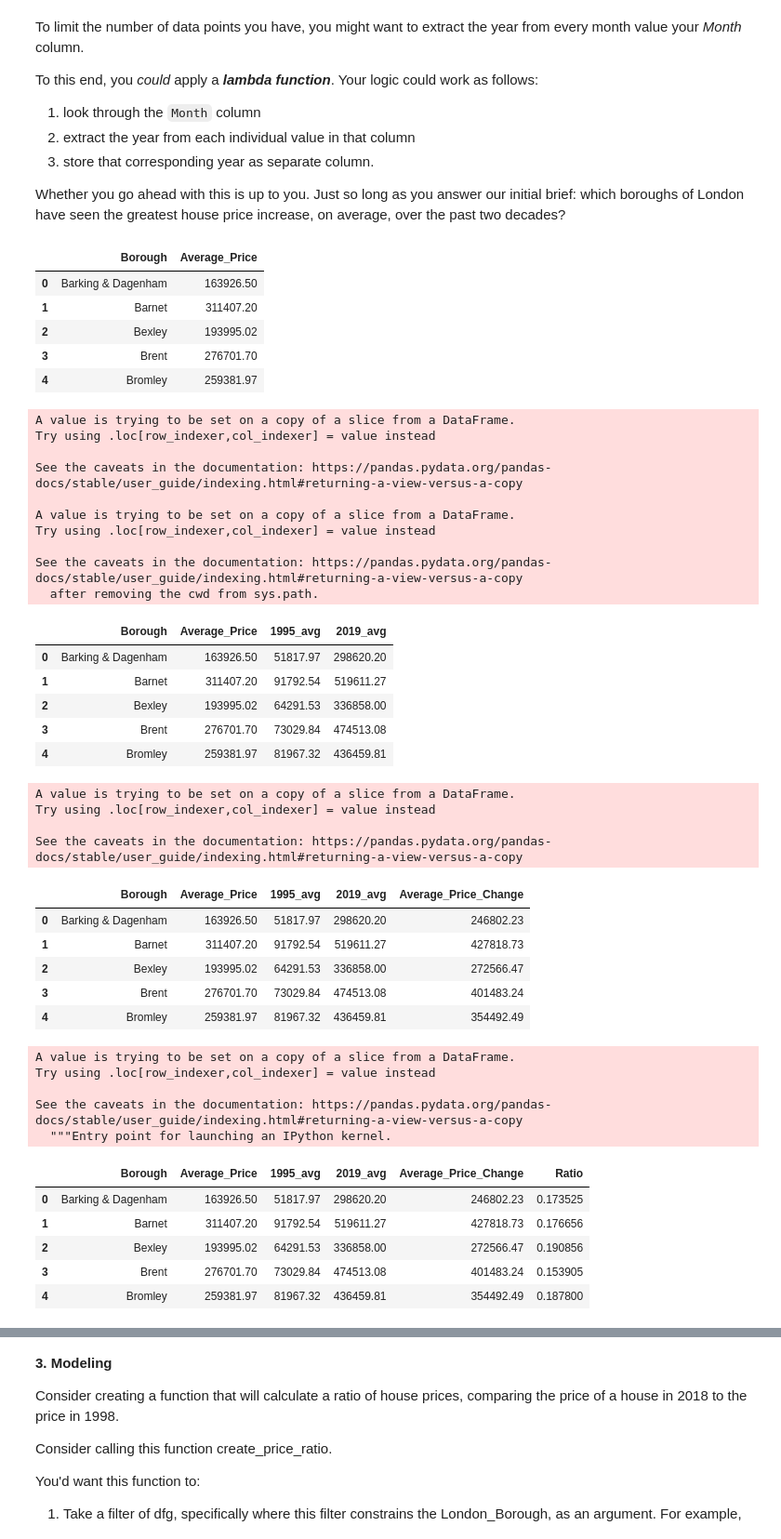
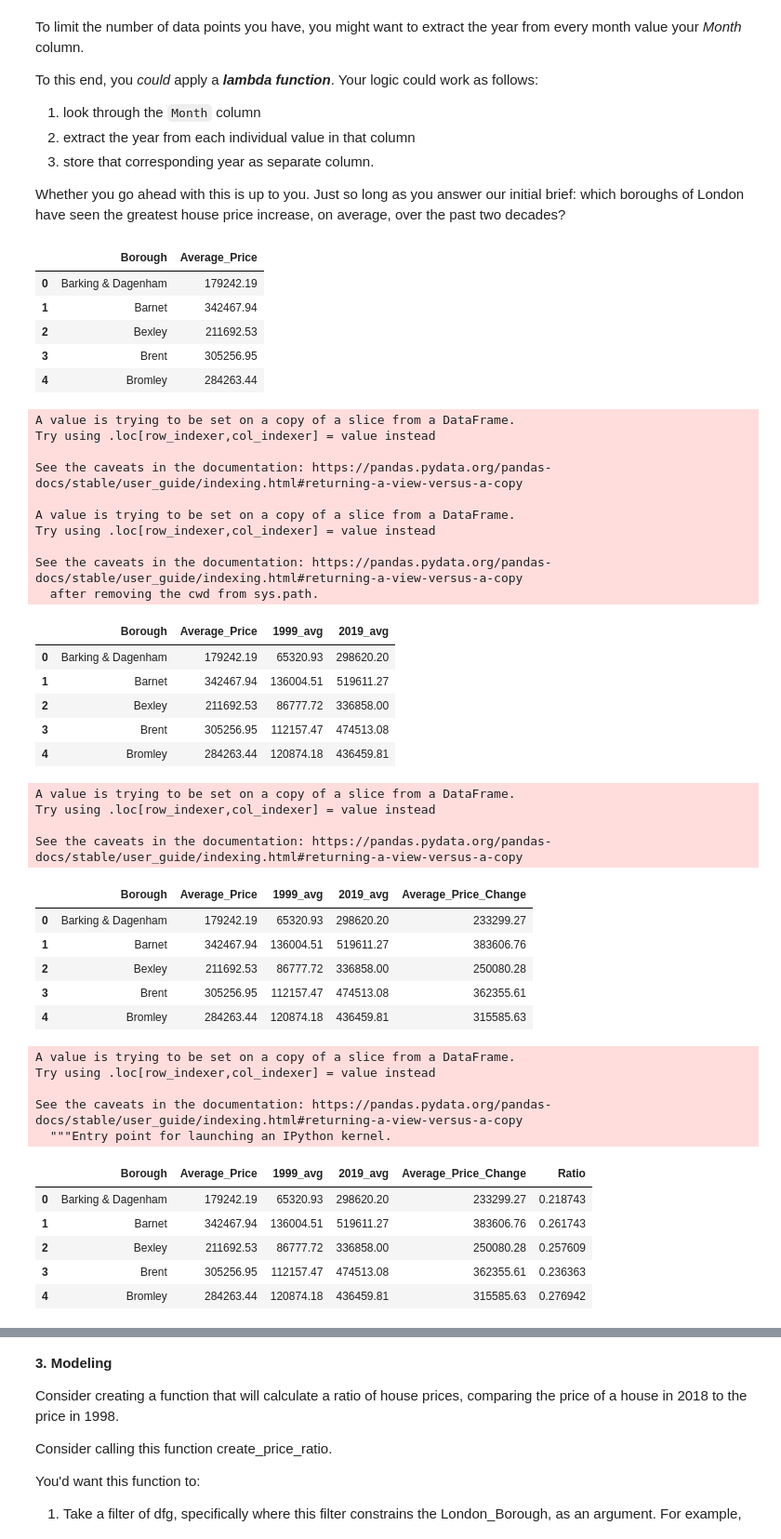
Before and after one commit to dplem/Springboard_Projects, a Jupyter notebook: Unit_4_Challenge_Tier_3.ipynb, the cells around one changed output, grey strips where cells are left out. Shown: that part at 93% size. Cells and saved outputs as stored; diff of their text form; code cells hidden in the pictures.

```diff
--- a/Unit_4_Challenge_Tier_3.ipynb
+++ b/Unit_4_Challenge_Tier_3.ipynb
@@ -290,3 +290,8 @@ properties.head()
 | 4 | Bexley | E09000004 | 64958.1 | 64787.9 | 64367.5 | 64277.7 | 63997.1 | 64252.3 | 63722.7 | ... |
 | 5 | Brent | E09000005 | 71306.6 | 72022.3 | 72015.8 | 72965.6 | 73704 | 74310.5 | 74127 | ... |
 5 rows × 312 columns
+# %%
+properties = properties.drop(properties.loc[:, '1995-01-01':'1998-12-01'].columns, axis = 1)
+# %%
+properties = properties.drop(properties.loc[:, '2020-01-01':'2020-10-01'].columns, axis = 1)
+properties.head()
@@ -459,14 +472,14 @@ properties_increase = properties[['Borough', 'Average_Price']]
 properties_increase.head()
 # %% [output]
 |  | Borough | Average_Price |
-| 0 | Barking & Dagenham | 163926.50 |
-| 1 | Barnet | 311407.20 |
-| 2 | Bexley | 193995.02 |
-| 3 | Brent | 276701.70 |
-| 4 | Bromley | 259381.97 |
+| 0 | Barking & Dagenham | 179242.19 |
+| 1 | Barnet | 342467.94 |
+| 2 | Bexley | 211692.53 |
+| 3 | Brent | 305256.95 |
+| 4 | Bromley | 284263.44 |
 # %%
-properties_increase['1995_avg'] = properties[['1995-01-01', '1995-02-01', '1995-03-01', '1995-04-01', '1995-05-01', '1995-06-01',
-                     '1995-07-01', '1995-08-01', '1995-09-01', '1995-10-01', '1995-11-01', '1995-12-01']].mean(axis=1).values.round(2).tolist()
+properties_increase['1999_avg'] = properties[['1999-01-01', '1999-02-01', '1999-03-01', '1999-04-01', '1999-05-01', '1999-06-01',
+                     '1999-07-01', '1999-08-01', '1999-09-01', '1999-10-01', '1999-11-01', '1999-12-01']].mean(axis=1).values.round(2).tolist()
 properties_increase['2019_avg'] = properties[['2019-01-01', '2019-02-01', '2019-03-01', '2019-04-01', '2019-05-01', '2019-06-01',
                      '2019-07-01', '2019-08-01', '2019-09-01', '2019-10-01', '2019-11-01', '2019-12-01']].mean(axis=1).values.round(2).tolist()
 properties_increase.head()
@@ -481,14 +494,14 @@ Try using .loc[row_indexer,col_indexer] = value instead
 
 See the caveats in the documentation: https://pandas.pydata.org/pandas-docs/stable/user_guide/indexing.html#returning-a-view-versus-a-copy
   after removing the cwd from sys.path.
-|  | Borough | Average_Price | 1995_avg | 2019_avg |
-| 0 | Barking & Dagenham | 163926.50 | 51817.97 | 298620.20 |
-| 1 | Barnet | 311407.20 | 91792.54 | 519611.27 |
-| 2 | Bexley | 193995.02 | 64291.53 | 336858.00 |
-| 3 | Brent | 276701.70 | 73029.84 | 474513.08 |
-| 4 | Bromley | 259381.97 | 81967.32 | 436459.81 |
+|  | Borough | Average_Price | 1999_avg | 2019_avg |
+| 0 | Barking & Dagenham | 179242.19 | 65320.93 | 298620.20 |
+| 1 | Barnet | 342467.94 | 136004.51 | 519611.27 |
+| 2 | Bexley | 211692.53 | 86777.72 | 336858.00 |
+| 3 | Brent | 305256.95 | 112157.47 | 474513.08 |
+| 4 | Bromley | 284263.44 | 120874.18 | 436459.81 |
 # %%
-increase_df = properties_increase['2019_avg'] - properties_increase['1995_avg']
+increase_df = properties_increase['2019_avg'] - properties_increase['1999_avg']
 properties_increase['Average_Price_Change'] = increase_df
 properties_increase.head()
 # %% [output]
@@ -496,27 +509,27 @@ A value is trying to be set on a copy of a slice from a DataFrame.
 Try using .loc[row_indexer,col_indexer] = value instead
 
 See the caveats in the documentation: https://pandas.pydata.org/pandas-docs/stable/user_guide/indexing.html#returning-a-view-versus-a-copy
-|  | Borough | Average_Price | 1995_avg | 2019_avg | Average_Price_Change |
-| 0 | Barking & Dagenham | 163926.50 | 51817.97 | 298620.20 | 246802.23 |
-| 1 | Barnet | 311407.20 | 91792.54 | 519611.27 | 427818.73 |
-| 2 | Bexley | 193995.02 | 64291.53 | 336858.00 | 272566.47 |
-| 3 | Brent | 276701.70 | 73029.84 | 474513.08 | 401483.24 |
-| 4 | Bromley | 259381.97 | 81967.32 | 436459.81 | 354492.49 |
+|  | Borough | Average_Price | 1999_avg | 2019_avg | Average_Price_Change |
+| 0 | Barking & Dagenham | 179242.19 | 65320.93 | 298620.20 | 233299.27 |
+| 1 | Barnet | 342467.94 | 136004.51 | 519611.27 | 383606.76 |
+| 2 | Bexley | 211692.53 | 86777.72 | 336858.00 | 250080.28 |
+| 3 | Brent | 305256.95 | 112157.47 | 474513.08 | 362355.61 |
+| 4 | Bromley | 284263.44 | 120874.18 | 436459.81 | 315585.63 |
 # %%
-properties_increase['Ratio'] = properties_increase['1995_avg']/properties_increase['2019_avg']
+properties_increase['Ratio'] = properties_increase['1999_avg']/properties_increase['2019_avg']
 properties_increase.head()
 # %% [output]
 A value is trying to be set on a copy of a slice from a DataFrame.
 Try using .loc[row_indexer,col_indexer] = value instead
 
 See the caveats in the documentation: https://pandas.pydata.org/pandas-docs/stable/user_guide/indexing.html#returning-a-view-versus-a-copy
   """Entry point for launching an IPython kernel.
-|  | Borough | Average_Price | 1995_avg | 2019_avg | Average_Price_Change | Ratio |
-| 0 | Barking & Dagenham | 163926.50 | 51817.97 | 298620.20 | 246802.23 | 0.173525 |
-| 1 | Barnet | 311407.20 | 91792.54 | 519611.27 | 427818.73 | 0.176656 |
-| 2 | Bexley | 193995.02 | 64291.53 | 336858.00 | 272566.47 | 0.190856 |
-| 3 | Brent | 276701.70 | 73029.84 | 474513.08 | 401483.24 | 0.153905 |
-| 4 | Bromley | 259381.97 | 81967.32 | 436459.81 | 354492.49 | 0.187800 |
+|  | Borough | Average_Price | 1999_avg | 2019_avg | Average_Price_Change | Ratio |
+| 0 | Barking & Dagenham | 179242.19 | 65320.93 | 298620.20 | 233299.27 | 0.218743 |
+| 1 | Barnet | 342467.94 | 136004.51 | 519611.27 | 383606.76 | 0.261743 |
+| 2 | Bexley | 211692.53 | 86777.72 | 336858.00 | 250080.28 | 0.257609 |
+| 3 | Brent | 305256.95 | 112157.47 | 474513.08 | 362355.61 | 0.236363 |
+| 4 | Bromley | 284263.44 | 120874.18 | 436459.81 | 315585.63 | 0.276942 |
 # %%
 # Boroughs with Highest average price change sorted by descending.
 
```
Also changed, not shown: parts of 19 cells of this notebook.
